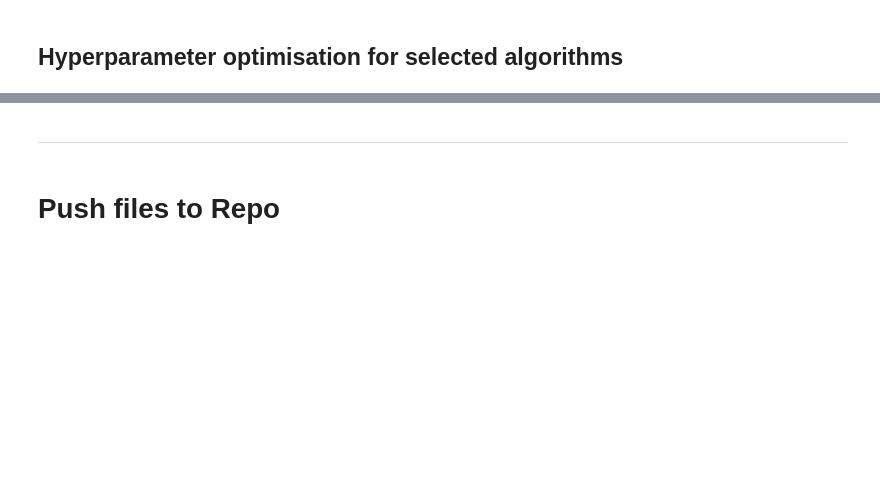
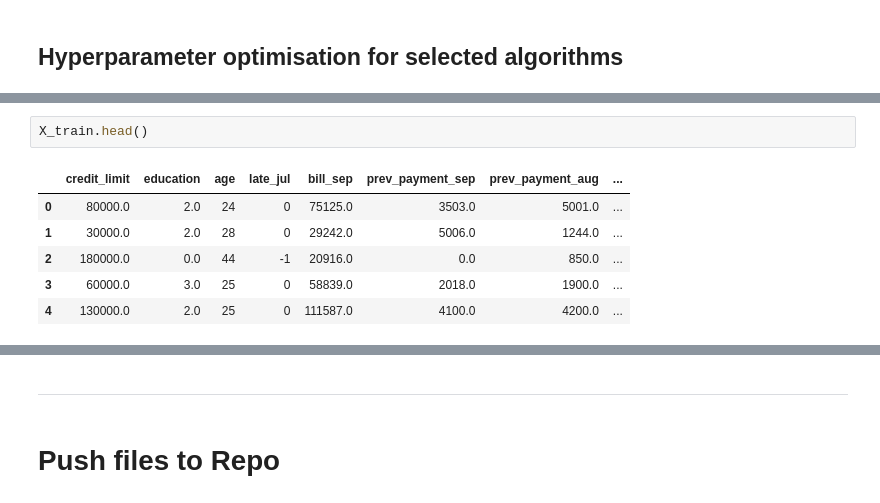
Before and after one commit to frankiesanjana/credit-card-default, a Jupyter notebook: jupyter_notebooks/05_modelling_and_evaluation.ipynb, the cells around one changed output, grey strips where cells are left out. Drawn from its saved outputs; the diff is of its cells as text; blank space fills up the shorter version.

```diff
--- a/jupyter_notebooks/05_modelling_and_evaluation.ipynb
+++ b/jupyter_notebooks/05_modelling_and_evaluation.ipynb
@@ -457,0 +526,9 @@ First, we will define the models and parameters for the extensive search:
+# %%
+X_train.head()
+# %% [output]
+|  | credit_limit | education | age | late_jul | bill_sep | prev_payment_sep | prev_payment_aug | ... |
+| 0 | 80000.0 | 2.0 | 24 | 0 | 75125.0 | 3503.0 | 5001.0 | ... |
+| 1 | 30000.0 | 2.0 | 28 | 0 | 29242.0 | 5006.0 | 1244.0 | ... |
+| 2 | 180000.0 | 0.0 | 44 | -1 | 20916.0 | 0.0 | 850.0 | ... |
+| 3 | 60000.0 | 3.0 | 25 | 0 | 58839.0 | 2018.0 | 1900.0 | ... |
+| 4 | 130000.0 | 2.0 | 25 | 0 | 111587.0 | 4100.0 | 4200.0 | ... |
```
Also changed, not shown: parts of 15 cells of this notebook.
